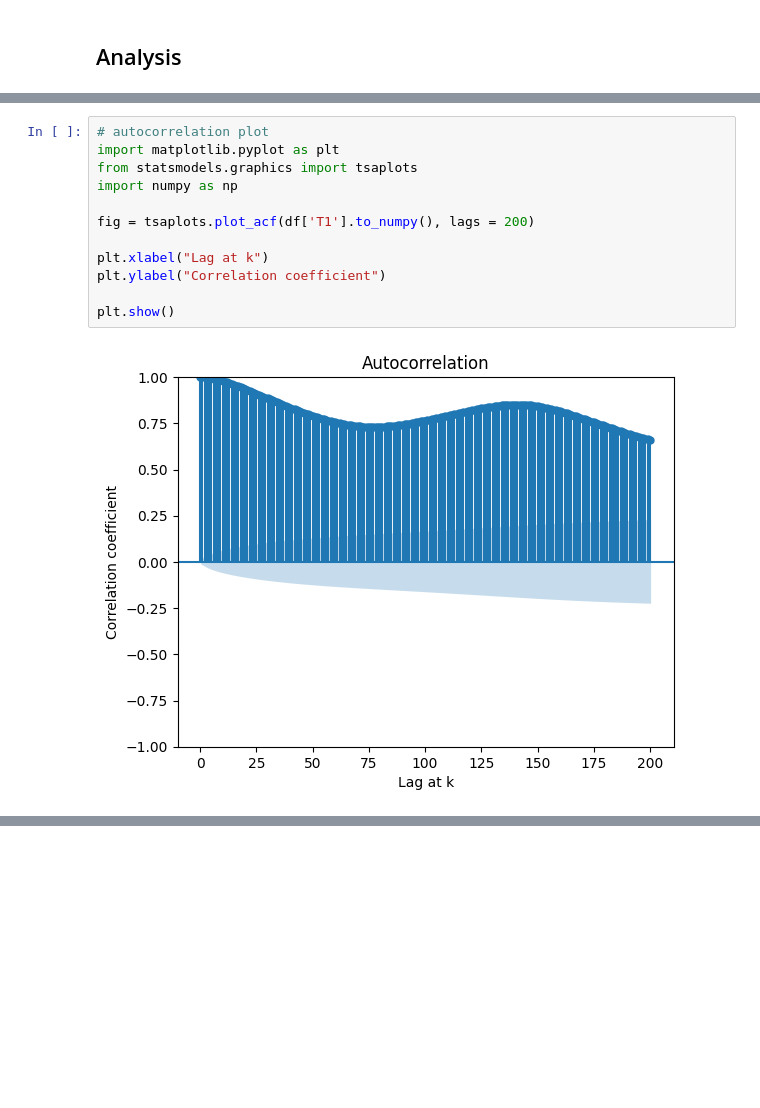
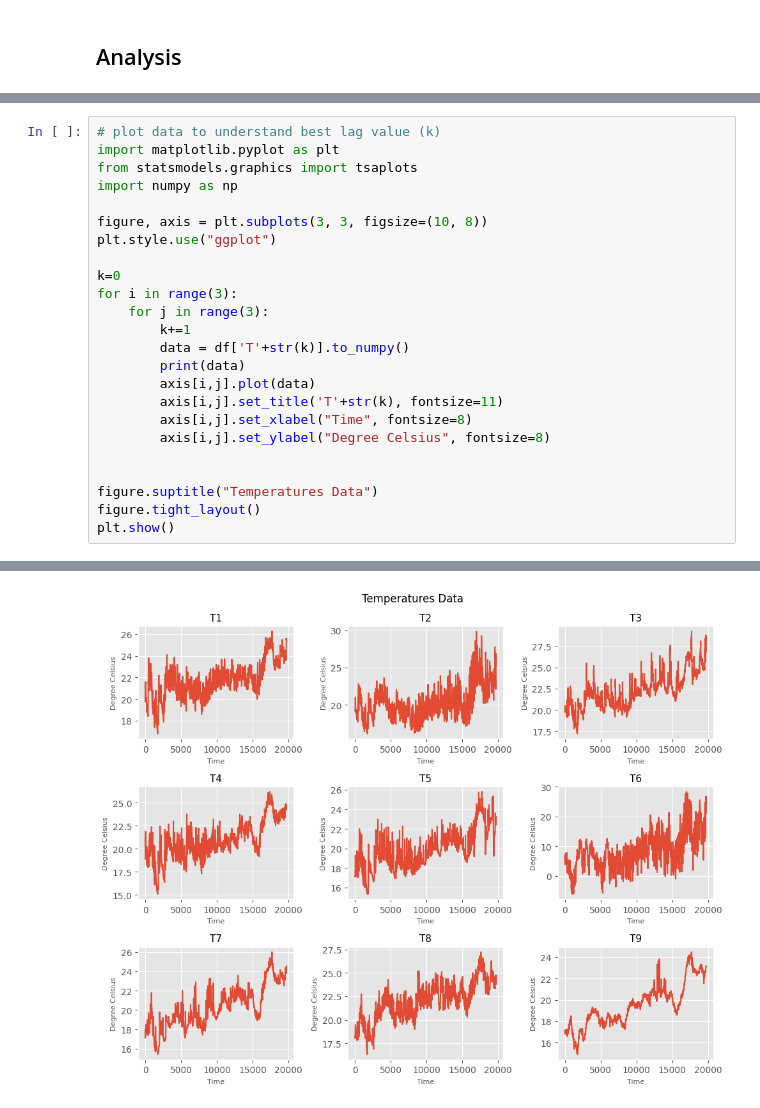
Before and after one commit to lilf4p/ispr-midterm, a Jupyter notebook: midterm1/appliances_analysis.ipynb, the cells around one changed output, grey strips where cells are left out. Saved outputs shown, nothing was run; the diff lists cells and outputs as text; blank space fills up the shorter version.

Commit message:
graph

```diff
--- a/midterm1/appliances_analysis.ipynb
+++ b/midterm1/appliances_analysis.ipynb
@@ -21,17 +28,28 @@ print(df['T1'])
 19733    25.500000
 19734    25.500000
 Name: T1, Length: 19735, dtype: float64
-# %%
-# autocorrelation plot
-import matplotlib.pyplot as plt
-from statsmodels.graphics import tsaplots
-import numpy as np
-
-fig = tsaplots.plot_acf(df['T1'].to_numpy(), lags = 200)
-
-plt.xlabel("Lag at k")
-plt.ylabel("Correlation coefficient")
-
-plt.show()
-# %% [output]
-[figure, removed]
+# %%
+# plot data to understand best lag value (k)
+import matplotlib.pyplot as plt
+from statsmodels.graphics import tsaplots
+import numpy as np
+
+figure, axis = plt.subplots(3, 3, figsize=(10, 8))
+plt.style.use("ggplot")
+
+k=0
+for i in range(3):
+    for j in range(3):
+        k+=1
+        data = df['T'+str(k)].to_numpy()
+        print(data)
+        axis[i,j].plot(data)
+        axis[i,j].set_title('T'+str(k), fontsize=11)
+        axis[i,j].set_xlabel("Time", fontsize=8)
+        axis[i,j].set_ylabel("Degree Celsius", fontsize=8)
+
+
+figure.suptitle("Temperatures Data")
+figure.tight_layout()
+plt.show()
+# %% [output]
@@ -37,0 +71 @@ plt.show()
+[figure, added]
```
Also changed, not shown: parts of 5 cells of this notebook.
